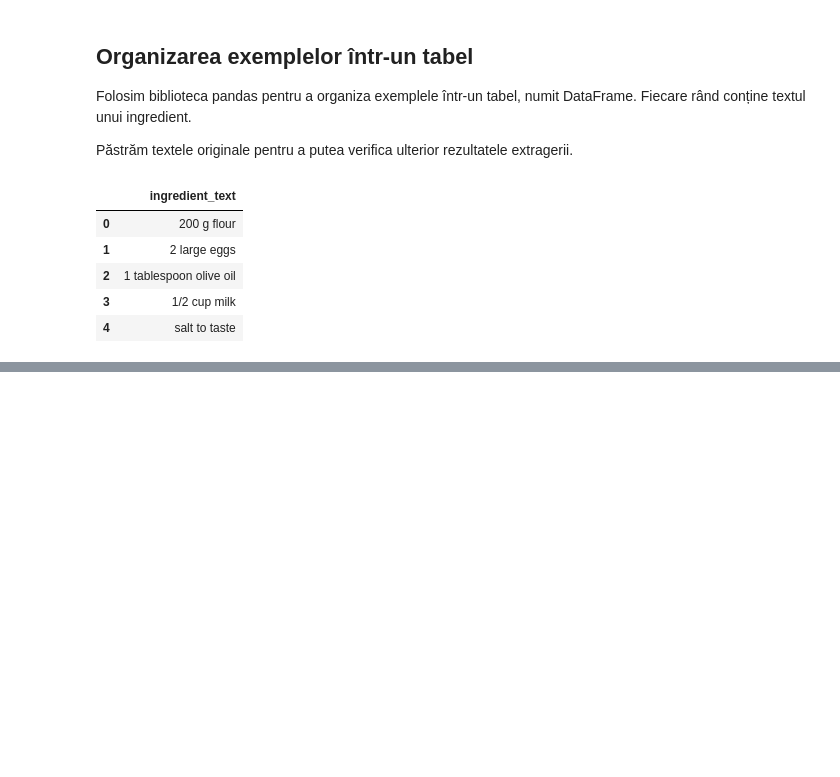
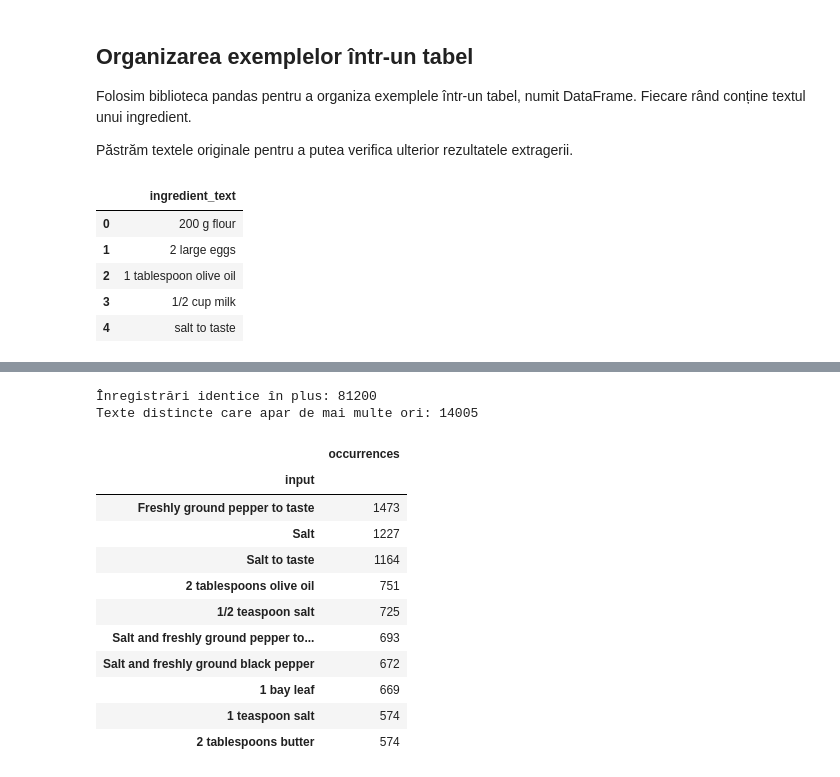
Before and after one commit to NiceShot07/Recipe-Ingredient-Extractor, a Jupyter notebook: notebooks/01_data_exploration.ipynb, the cells around one changed output, grey strips where cells are left out. Cells and saved outputs as stored; diff of their text form; code cells hidden in the pictures; blank space fills up the shorter version.

```diff
--- a/notebooks/01_data_exploration.ipynb
+++ b/notebooks/01_data_exploration.ipynb
@@ -73,0 +167,29 @@ display(examples_df)
+# %%
+# Ignorăm identificatorul când căutăm înregistrări identice.
+content_columns = ["input", "name", "qty", "range_end", "unit", "comment"]
+
+duplicate_records = raw_df.duplicated(subset=content_columns).sum()
+
+# Excludem textele lipsă din verificarea expresiilor repetate.
+input_counts = raw_df["input"].dropna().value_counts()
+repeated_inputs = input_counts[input_counts > 1]
+
+print(f"Înregistrări identice în plus: {duplicate_records}")
+print(f"Texte distincte care apar de mai multe ori: {len(repeated_inputs)}")
+
+display(repeated_inputs.head(10).rename("occurrences").to_frame())
+# %% [output]
+Înregistrări identice în plus: 81200
+Texte distincte care apar de mai multe ori: 14005
+|  | occurrences |
+| input |  |
+| Freshly ground pepper to taste | 1473 |
+| Salt | 1227 |
+| Salt to taste | 1164 |
+| 2 tablespoons olive oil | 751 |
+| 1/2 teaspoon salt | 725 |
+| Salt and freshly ground pepper to... | 693 |
+| Salt and freshly ground black pepper | 672 |
+| 1 bay leaf | 669 |
+| 1 teaspoon salt | 574 |
+| 2 tablespoons butter | 574 |
```
Also changed, not shown: parts of 6 cells of this notebook.
